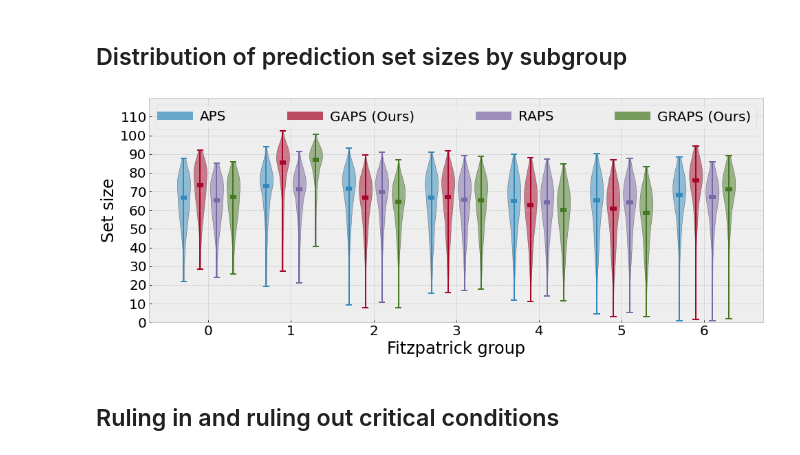
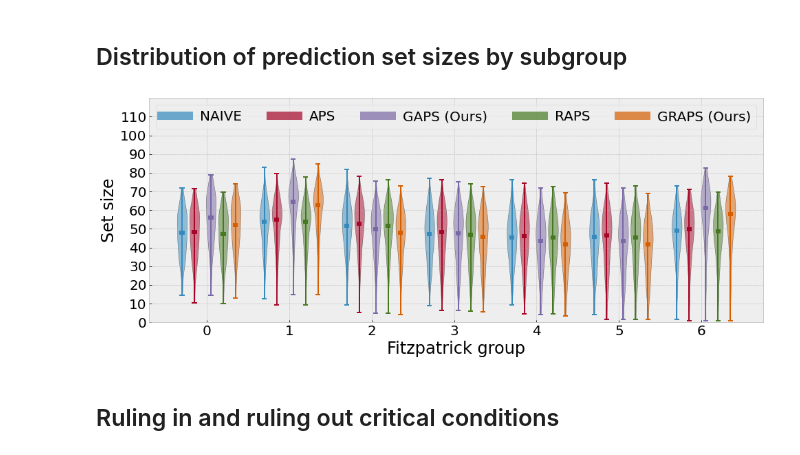
Before and after one commit to clu5/AAAI-22, a Jupyter notebook: notebooks/fitz.ipynb, the cells around one changed output. Saved outputs shown, nothing was run; the diff lists cells and outputs as text; code cells hidden in the pictures.

```diff
--- a/notebooks/fitz.ipynb
+++ b/notebooks/fitz.ipynb
@@ -691,7 +673,7 @@ test_dfs['seed_0'][columns].head()
 * Calibration set for correct marginal coverage
 * Parameterized regulaization penality $\lambda$ and $K$
 # %%
-K_REG = 1
+K_REG = 10
 LAMBDA = 1e-4
 
 penalty = np.zeros((1, C))
@@ -1141,8 +1157,8 @@ def get_diff(res):
     diff = []
     for a, b in itertools.combinations(list(range(len(res))), 2):
         if a == b: continue
-        # diff.append(abs(res[a] - res[b]))
-        diff.append(np.square(res[a] - res[b]))
+        diff.append(abs(res[a] - res[b]))
+        # diff.append(np.square(res[a] - res[b]))
     return diff
 # %%
 coverage_disparity = {}
@@ -1189,6 +1205,7 @@ for a in ALPHAS:
     print('graps\t', f(graps_sub_cov))
 
     coverage_disparity[a] = {
+        'naive': f(naive_sub_cov),
         'aps': f(aps_sub_cov),
         'gaps': f(gaps_sub_cov),
         'raps': f(raps_sub_cov),
@@ -1257,6 +1274,7 @@ for a in ALPHAS:
     print('graps\t', f(graps_sub_card))
 
     cardinality_disparity[a] = {
+        'naive': f(naive_sub_card),
         'aps': f(aps_sub_card),
         'gaps': f(gaps_sub_card),
         'raps': f(raps_sub_card),
@@ -1386,8 +1430,8 @@ plt.show()
 ## Distribution of prediction set sizes by subgroup
 # %%
 fontsize = 20
-width = 0.16
-alpha = 0.05
+width = 0.12
+alpha = 0.10
 
 def set_box_color(bp, color):
     # plt.setp(bp['boxes'], color=color)
@@ -1416,12 +1460,11 @@ plt.ylabel('Set size', fontsize=fontsize + 4)
 plt.yticks(range(0, 120, 10), fontsize=fontsize)
 plt.ylim(0, 120)
 
-
 for i in range(len(A)):
     # box = plt.boxplot(
     violin = plt.violinplot(
         np.array([
-            df[df.subgroup == i].apply(lambda x: len(x[f'aps_{alpha}']), axis=1)
+            df[df.subgroup == i].apply(lambda x: len(x[f'naive_{alpha}']), axis=1)
             for df in test_dfs.values()
         ]).mean(0),
         positions=[i - 0.30],
@@ -1441,16 +1484,36 @@ for i in range(len(A)):
     # box = plt.boxplot(
     violin = plt.violinplot(
         np.array([
+            df[df.subgroup == i].apply(lambda x: len(x[f'aps_{alpha}']), axis=1)
+            for df in test_dfs.values()
+        ]).mean(0),
+        positions=[i - 0.15],
+        widths=width,
+        showmedians=True,
+        # notch=True,
+        # meanline=False,
+        # showcaps=False,
+        # patch_artist=True,
+    )
+    # set_box_color(box, colors[i])
+    # set_box_color(box, 'C0')
+    set_violin_color(violin, 'C1')
+
+
+for i in range(len(A)):
+    # box = plt.boxplot(
+    violin = plt.violinplot(
+        np.array([
             df[df.subgroup == i].apply(lambda x: len(x[f'gaps_{alpha}']), axis=1)
             for df in test_dfs.values()
         ]).mean(0),
-        positions=[i-0.10],
+        positions=[i+0.05],
         widths=width,
         showmedians=True,
 
     )
     # set_box_color(box, colors[i])
-    set_violin_color(violin, 'C1')
+    set_violin_color(violin, 'C2')
 
 for i in range(len(A)):
     violin = plt.violinplot(
@@ -1459,43 +1522,45 @@ for i in range(len(A)):
             for df in test_dfs.values()
         ]).mean(0),
         showmedians=True,
-        positions=[i + 0.10],
+        positions=[i + 0.20],
         widths=width,
     )
     # set_box_color(box, colors[i])
-    set_violin_color(violin, 'C2')
+    set_violin_color(violin, 'C3')
 
 for i in range(len(A)):
     # box = plt.boxplot(
     violin = plt.violinplot(
         np.array([
             df[df.subgroup == i].apply(lambda x: len(x[f'graps_{alpha}']), axis=1)
             for df in test_dfs.values()
         ]).mean(0),
-        positions=[i+0.30],
+        positions=[i+0.35],
         widths=width,
         showmedians=True,
     )
     # set_box_color(box, colors[i])
-    set_violin_color(violin, 'C3')
+    set_violin_color(violin, 'C4')
 
 a, = plt.plot([0,0], [0, 0],'C0', lw=12, alpha=0.7)
 b, = plt.plot([0,0], [0, 0],'C1', lw=12, alpha=0.7)
 c, = plt.plot([0,0], [0,0],'C2', lw=12, alpha=0.7)
 d, = plt.plot([0,0], [0, 0],'C3', lw=12, alpha=0.7)
+e, = plt.plot([0,0], [0, 0],'C4', lw=12, alpha=0.7)
 
 plt.legend(
-    (a, b, c, d),
-    ['APS', 'GAPS (Ours)', 'RAPS', 'GRAPS (Ours)'],
+    (a, b, c, d, e),
+    ['NAIVE', 'APS', 'GAPS (Ours)', 'RAPS', 'GRAPS (Ours)'],
     fontsize=fontsize,
     # bbox_to_anchor=(1.0, 1.2, 1, 1),
     ncol=8,
     mode='expand',
+    loc='upper center'
 )
 plt.savefig(fig_dir / 'fitz-boxplot-set-sizes.png')
 plt.show()
 # %% [output]
-[figure, old version]
+[figure, new version]
 # %% [markdown]
 ## Ruling in and ruling out critical conditions
 # %%
```
Also changed, not shown: parts of 40 cells of this notebook, 5 other files.
